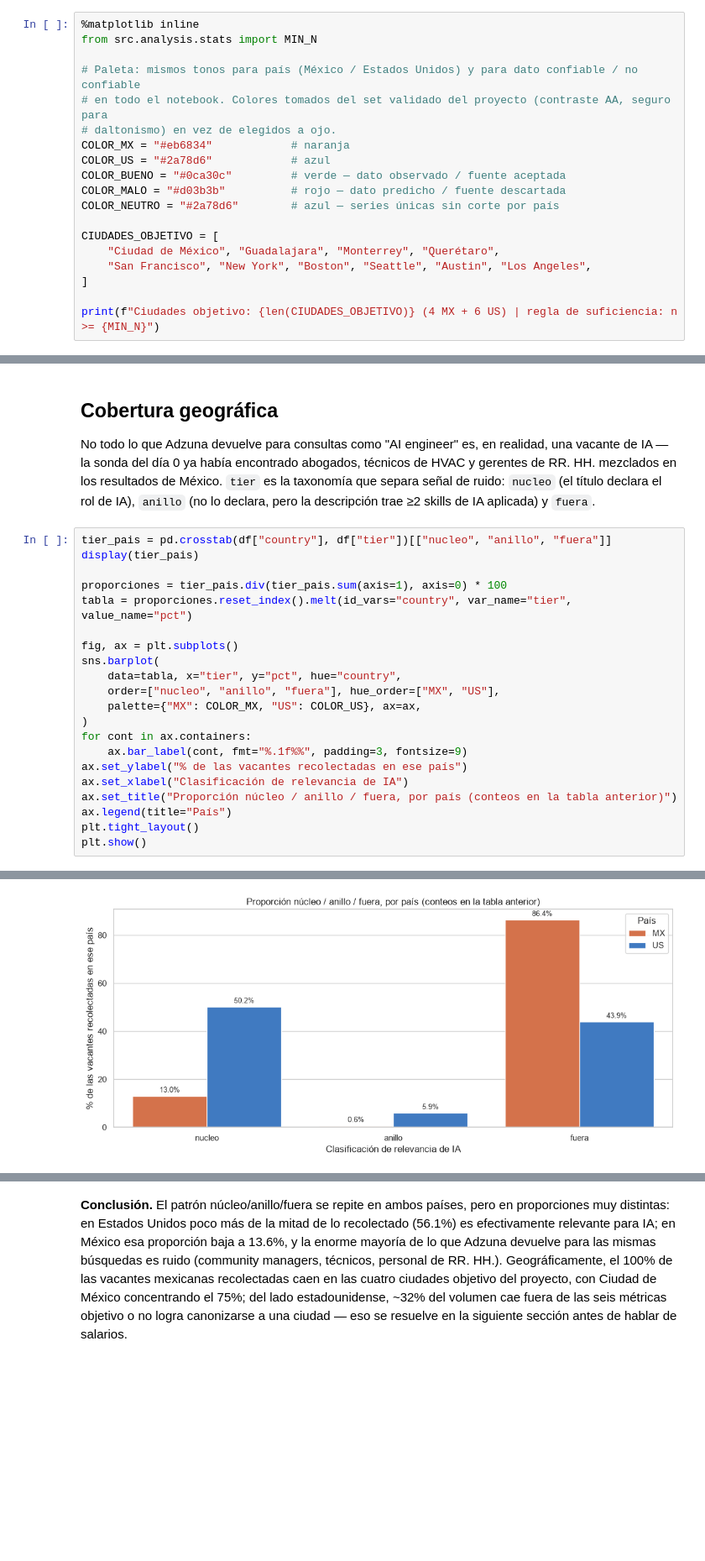
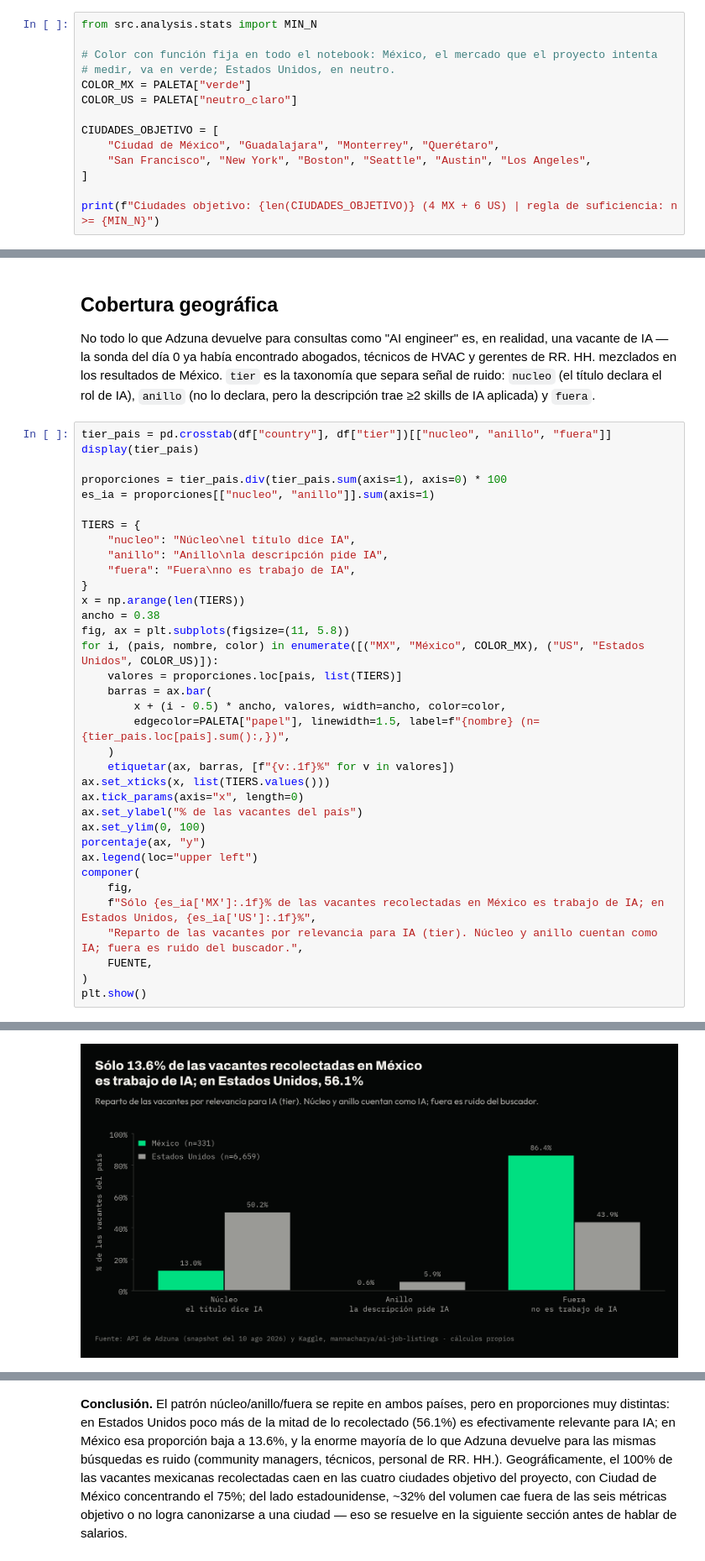
Before and after one commit to mauvilar/mercado-ia-mx-us, a Jupyter notebook: notebooks/01_recoleccion_y_calidad.ipynb, the cells around one changed output, grey strips where cells are left out. Shown at 84% size. Drawn from its saved outputs; the diff is of its cells as text; blank space fills up the shorter version.

```diff
--- a/notebooks/01_recoleccion_y_calidad.ipynb
+++ b/notebooks/01_recoleccion_y_calidad.ipynb
@@ -44,17 +51,12 @@ df.head()
 | 4 | 45f0e4c23e486ef2663196c229a4ac096... | 2026-08-10 | adzuna_mx | Maestra de Matemáticas o Intelig... | maestra de matemáticas o intelig... | VARFRA | 1 | ... |
 5 rows × 31 columns
 # %%
-%matplotlib inline
 from src.analysis.stats import MIN_N
 
-# Paleta: mismos tonos para país (México / Estados Unidos) y para dato confiable / no confiable
-# en todo el notebook. Colores tomados del set validado del proyecto (contraste AA, seguro para
-# daltonismo) en vez de elegidos a ojo.
-COLOR_MX = "#eb6834"            # naranja
-COLOR_US = "#2a78d6"            # azul
-COLOR_BUENO = "#0ca30c"         # verde — dato observado / fuente aceptada
-COLOR_MALO = "#d03b3b"          # rojo — dato predicho / fuente descartada
-COLOR_NEUTRO = "#2a78d6"        # azul — series únicas sin corte por país
+# Color con función fija en todo el notebook: México, el mercado que el proyecto intenta
+# medir, va en verde; Estados Unidos, en neutro.
+COLOR_MX = PALETA["verde"]
+COLOR_US = PALETA["neutro_claro"]
 
 CIUDADES_OBJETIVO = [
     "Ciudad de México", "Guadalajara", "Monterrey", "Querétaro",
@@ -289,30 +314,44 @@ aplicada) y `fuera`.
 # %%
 tier_pais = pd.crosstab(df["country"], df["tier"])[["nucleo", "anillo", "fuera"]]
 display(tier_pais)
 
 proporciones = tier_pais.div(tier_pais.sum(axis=1), axis=0) * 100
-tabla = proporciones.reset_index().melt(id_vars="country", var_name="tier", value_name="pct")
+es_ia = proporciones[["nucleo", "anillo"]].sum(axis=1)
 
-fig, ax = plt.subplots()
-sns.barplot(
-    data=tabla, x="tier", y="pct", hue="country",
-    order=["nucleo", "anillo", "fuera"], hue_order=["MX", "US"],
-    palette={"MX": COLOR_MX, "US": COLOR_US}, ax=ax,
+TIERS = {
+    "nucleo": "Núcleo\nel título dice IA",
+    "anillo": "Anillo\nla descripción pide IA",
+    "fuera": "Fuera\nno es trabajo de IA",
+}
+x = np.arange(len(TIERS))
+ancho = 0.38
+fig, ax = plt.subplots(figsize=(11, 5.8))
+for i, (pais, nombre, color) in enumerate([("MX", "México", COLOR_MX), ("US", "Estados Unidos", COLOR_US)]):
+    valores = proporciones.loc[pais, list(TIERS)]
+    barras = ax.bar(
+        x + (i - 0.5) * ancho, valores, width=ancho, color=color,
+        edgecolor=PALETA["papel"], linewidth=1.5, label=f"{nombre} (n={tier_pais.loc[pais].sum():,})",
+    )
+    etiquetar(ax, barras, [f"{v:.1f}%" for v in valores])
+ax.set_xticks(x, list(TIERS.values()))
+ax.tick_params(axis="x", length=0)
+ax.set_ylabel("% de las vacantes del país")
+ax.set_ylim(0, 100)
+porcentaje(ax, "y")
+ax.legend(loc="upper left")
+componer(
+    fig,
+    f"Sólo {es_ia['MX']:.1f}% de las vacantes recolectadas en México es trabajo de IA; en Estados Unidos, {es_ia['US']:.1f}%",
+    "Reparto de las vacantes por relevancia para IA (tier). Núcleo y anillo cuentan como IA; fuera es ruido del buscador.",
+    FUENTE,
 )
-for cont in ax.containers:
-    ax.bar_label(cont, fmt="%.1f%%", padding=3, fontsize=9)
-ax.set_ylabel("% de las vacantes recolectadas en ese país")
-ax.set_xlabel("Clasificación de relevancia de IA")
-ax.set_title("Proporción núcleo / anillo / fuera, por país (conteos en la tabla anterior)")
-ax.legend(title="País")
-plt.tight_layout()
 plt.show()
 # %% [output]
 | tier | nucleo | anillo | fuera |
 | country |  |  |  |
 | MX | 43 | 2 | 286 |
 | US | 3341 | 395 | 2923 |
-[figure, old version]
+[figure, new version]
 # %%
 ciudad_agg = df["city"].where(df["city"].isin(CIUDADES_OBJETIVO), "Otras / sin resolver")
 mx_ciudades = ciudad_agg[df["country"] == "MX"].value_counts()
```
Also changed, not shown: parts of 6 cells of this notebook, 3 other files.
